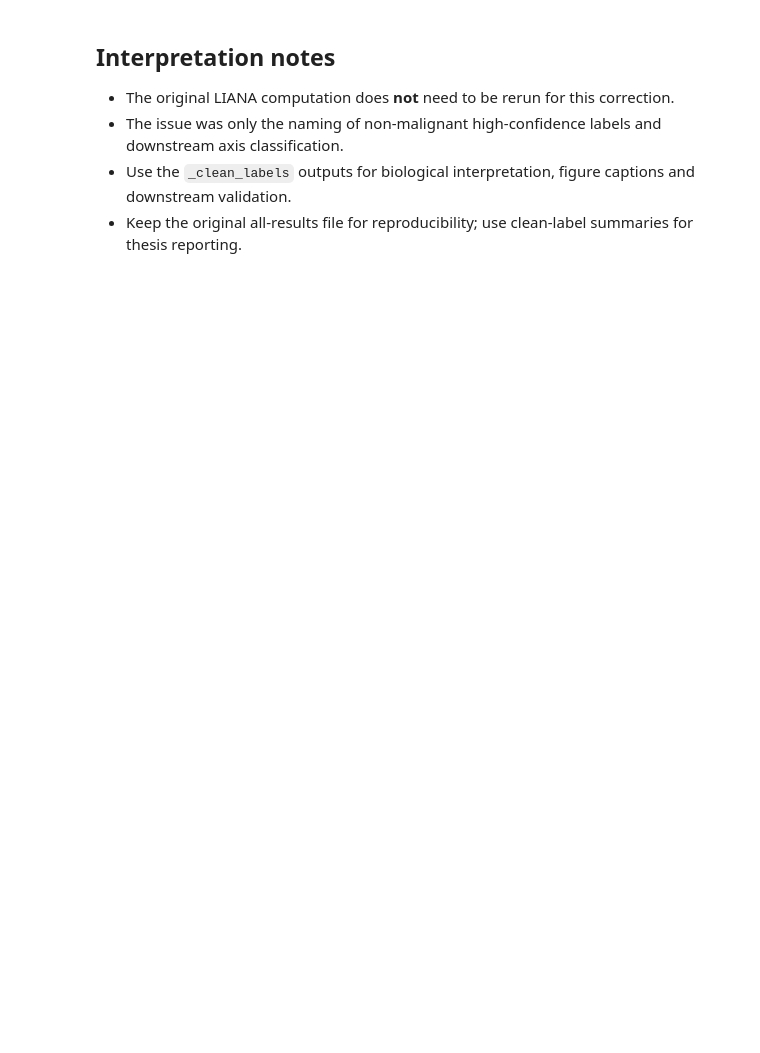
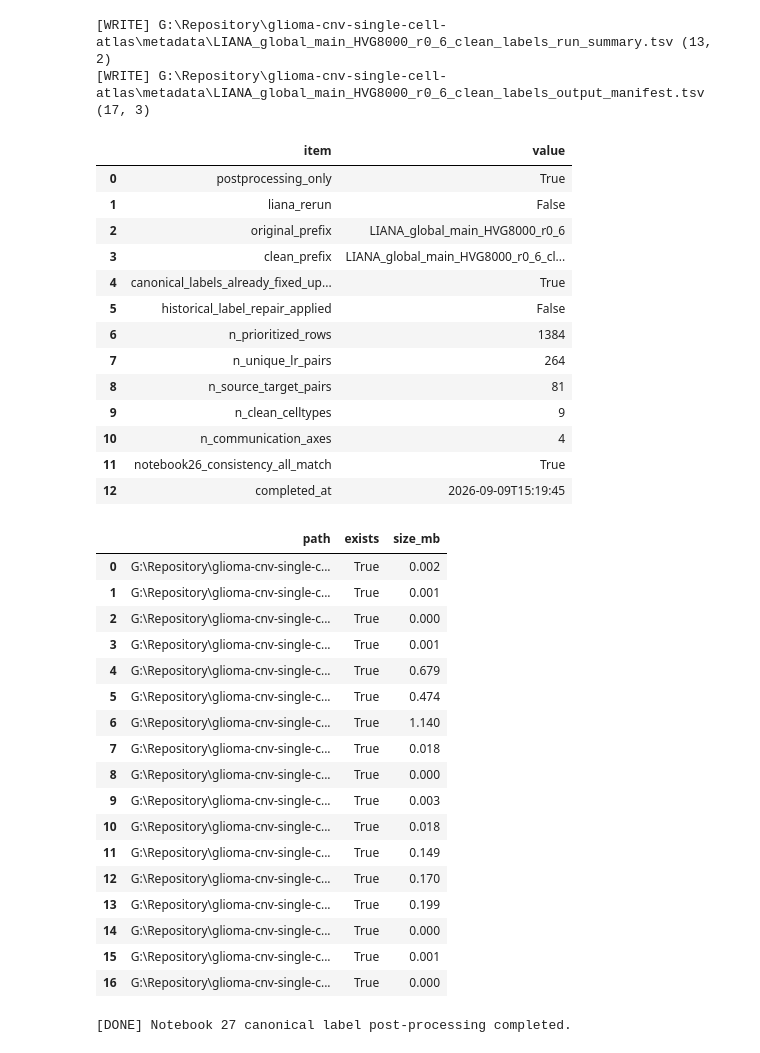
Before and after one commit to CPFeX/glioma-cnv-single-cell-atlas, a Jupyter notebook: code/01_main_analysis/27_clean_liana_global_labels.ipynb, the cells around one changed output. Drawn from its saved outputs; the diff is of its cells as text; code cells hidden in the pictures; blank space fills up the shorter version.

```diff
--- a/code/01_main_analysis/27_clean_liana_global_labels.ipynb
+++ b/code/01_main_analysis/27_clean_liana_global_labels.ipynb
@@ -365,45 +813,96 @@ display(figure_manifest)
 # %%
-# Run summary and output manifest
+# Run summary and exact output manifest.
 summary = pd.DataFrame([
     {"item": "postprocessing_only", "value": True},
+    {"item": "liana_rerun", "value": False},
     {"item": "original_prefix", "value": OLD_PREFIX},
     {"item": "clean_prefix", "value": OUT_PREFIX},
+    {"item": "canonical_labels_already_fixed_upstream", "value": True},
+    {"item": "historical_label_repair_applied", "value": False},
     {"item": "n_prioritized_rows", "value": rank_sig_clean.shape[0]},
     {"item": "n_unique_lr_pairs", "value": rank_sig_clean["lr_pair"].nunique()},
     {"item": "n_source_target_pairs", "value": len(set(zip(rank_sig_clean["source"], rank_sig_clean["target"])))},
     {"item": "n_clean_celltypes", "value": len(set(rank_sig_clean["source"]).union(set(rank_sig_clean["target"])))},
+    {"item": "n_communication_axes", "value": len(observed_axes)},
+    {"item": "notebook26_consistency_all_match", "value": bool(consistency_audit["match"].all())},
     {"item": "completed_at", "value": datetime.now().isoformat(timespec="seconds")},
 ])
-write_tsv_replace(summary, METADATA_DIR / f"{OUT_PREFIX}_run_summary.tsv")
-display(summary)
+write_tsv_replace(
+    summary,
+    METADATA_DIR / f"{OUT_PREFIX}_run_summary.tsv",
+)
 
 manifest_paths = [
     METADATA_DIR / f"{OUT_PREFIX}_readiness.tsv",
+    METADATA_DIR / f"{OUT_PREFIX}_canonical_label_audit.tsv",
+    METADATA_DIR / f"{OUT_PREFIX}_notebook26_consistency_audit.tsv",
     METADATA_DIR / f"{OUT_PREFIX}_celltype_counts_used.tsv",
     METADATA_DIR / f"{OUT_PREFIX}_rank_threshold_or_top_interactions.tsv",
     METADATA_DIR / f"{OUT_PREFIX}_top_global_interactions.tsv",
     METADATA_DIR / f"{OUT_PREFIX}_top_source_target_interactions.tsv",
     METADATA_DIR / f"{OUT_PREFIX}_source_target_summary.tsv",
     METADATA_DIR / f"{OUT_PREFIX}_axis_summary.tsv",
     METADATA_DIR / f"{OUT_PREFIX}_biological_axis_summary.tsv",
     METADATA_DIR / f"{OUT_PREFIX}_ligand_receptor_summary.tsv",
     METADATA_DIR / f"{OUT_PREFIX}_malignant_to_microenvironment_interactions.tsv",
     METADATA_DIR / f"{OUT_PREFIX}_microenvironment_to_malignant_interactions.tsv",
     METADATA_DIR / f"{OUT_PREFIX}_malignant_state_to_malignant_state_interactions.tsv",
     METADATA_DIR / f"{OUT_PREFIX}_focused_axis_summary.tsv",
     METADATA_DIR / f"{OUT_PREFIX}_figure_manifest.tsv",
     METADATA_DIR / f"{OUT_PREFIX}_run_summary.tsv",
 ]
 manifest = pd.DataFrame([
-    {"path": str(p), "exists": p.exists(), "size_mb": round(p.stat().st_size / 1024 / 1024, 3) if p.exists() else np.nan}
+    {
+        "path": str(p),
+        "exists": p.exists(),
+        "size_mb": round(p.stat().st_size / 1024 / 1024, 3) if p.exists() else np.nan,
+    }
     for p in manifest_paths
 ])
-write_tsv_replace(manifest, METADATA_DIR / f"{OUT_PREFIX}_output_manifest.tsv")
+write_tsv_replace(
+    manifest,
+    METADATA_DIR / f"{OUT_PREFIX}_output_manifest.tsv",
+)
+
+if not manifest["exists"].all():
+    raise AssertionError("One or more expected Notebook 27 outputs are missing.")
+
+display(summary)
 display(manifest)
+print("[DONE] Notebook 27 canonical label post-processing completed.")
+# %% [output]
+[WRITE] G:\Repository\glioma-cnv-single-cell-atlas\metadata\LIANA_global_main_HVG8000_r0_6_clean_labels_run_summary.tsv (13, 2)
+[WRITE] G:\Repository\glioma-cnv-single-cell-atlas\metadata\LIANA_global_main_HVG8000_r0_6_clean_labels_output_manifest.tsv (17, 3)
+|  | item | value |
+| 0 | postprocessing_only | True |
+| 1 | liana_rerun | False |
+| 2 | original_prefix | LIANA_global_main_HVG8000_r0_6 |
+| 3 | clean_prefix | LIANA_global_main_HVG8000_r0_6_cl... |
+| 4 | canonical_labels_already_fixed_up... | True |
+| 5 | historical_label_repair_applied | False |
+| 6 | n_prioritized_rows | 1384 |
+| 7 | n_unique_lr_pairs | 264 |
+| 8 | n_source_target_pairs | 81 |
+| 9 | n_clean_celltypes | 9 |
+| 10 | n_communication_axes | 4 |
+| 11 | notebook26_consistency_all_match | True |
+| 12 | completed_at | 2026-09-09T15:19:45 |
+|  | path | exists | size_mb |
+| 0 | G:\Repository\glioma-cnv-single-c... | True | 0.002 |
+| 1 | G:\Repository\glioma-cnv-single-c... | True | 0.001 |
+| 2 | G:\Repository\glioma-cnv-single-c... | True | 0.000 |
+| 3 | G:\Repository\glioma-cnv-single-c... | True | 0.001 |
+| 4 | G:\Repository\glioma-cnv-single-c... | True | 0.679 |
+| 5 | G:\Repository\glioma-cnv-single-c... | True | 0.474 |
+| 6 | G:\Repository\glioma-cnv-single-c... | True | 1.140 |
+| 7 | G:\Repository\glioma-cnv-single-c... | True | 0.018 |
+| 8 | G:\Repository\glioma-cnv-single-c... | True | 0.000 |
+| 9 | G:\Repository\glioma-cnv-single-c... | True | 0.003 |
+| 10 | G:\Repository\glioma-cnv-single-c... | True | 0.018 |
+| 11 | G:\Repository\glioma-cnv-single-c... | True | 0.149 |
+| 12 | G:\Repository\glioma-cnv-single-c... | True | 0.170 |
+| 13 | G:\Repository\glioma-cnv-single-c... | True | 0.199 |
+| 14 | G:\Repository\glioma-cnv-single-c... | True | 0.000 |
+| 15 | G:\Repository\glioma-cnv-single-c... | True | 0.001 |
+| 16 | G:\Repository\glioma-cnv-single-c... | True | 0.000 |
+[DONE] Notebook 27 canonical label post-processing completed.
-# %% [markdown]
-## Interpretation notes
-
-- The original LIANA computation does **not** need to be rerun for this correction.
-- The issue was only the naming of non-malignant high-confidence labels and downstream axis classification.
-- Use the `_clean_labels` outputs for biological interpretation, figure captions and downstream validation.
-- Keep the original all-results file for reproducibility; use clean-label summaries for thesis reporting.
```
Also changed, not shown: parts of 17 cells of this notebook, 19 other files.
